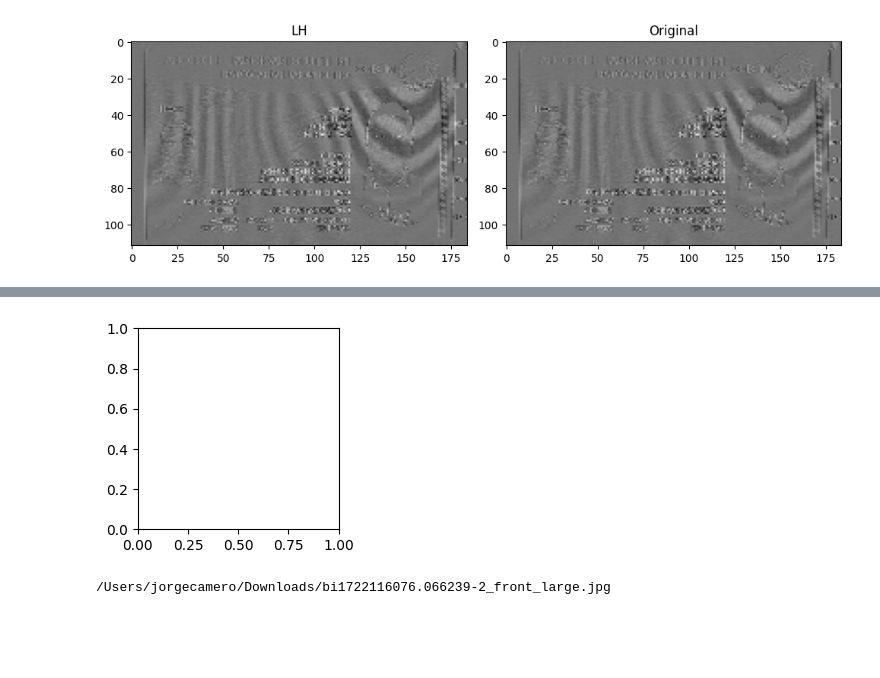
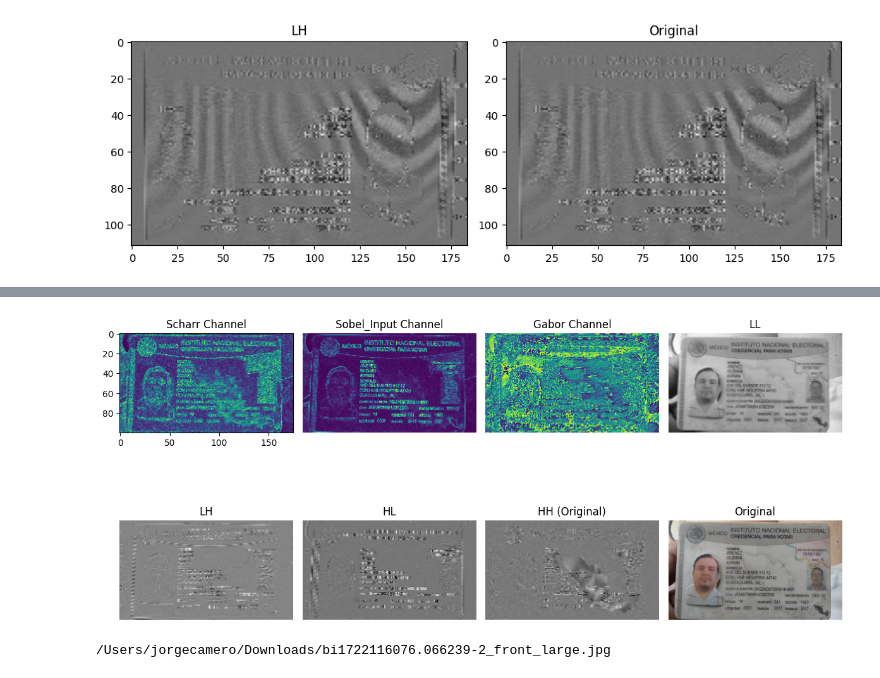
Before and after one commit to CameroJI/Moire-Pattern-Detection-Update, a Jupyter notebook: src/Playground.ipynb, the cells around one changed output, grey strips where cells are left out. Saved outputs shown, nothing was run; the diff lists cells and outputs as text; code cells hidden in the pictures; blank space fills up the shorter version.

```diff
--- a/src/Playground.ipynb
+++ b/src/Playground.ipynb
@@ -63,6 +63,9 @@ import tensorflow as tf
 import numpy as np
 import cv2
 from scipy.ndimage import rotate
+import random
+from os import listdir
+from os.path import join
 
 HEIGHT = 800
 WIDTH = 1400
@@ -103,15 +106,47 @@ def Scharr(img):
 
     return scharr_combined
 
+def Sobel(img):
+    image_np = img.numpy()
+
+    sobel_x = cv2.Sobel(image_np, cv2.CV_64F, 1, 0, ksize=3)
+    sobel_y = cv2.Sobel(image_np, cv2.CV_64F, 0, 1, ksize=3)
+
+    # Combinar los resultados
+    sobel_combined = np.sqrt(sobel_x**2 + sobel_y**2)
+    sobel_combined = np.uint8(sobel_combined)
+
+    return sobel_combined
+
+def Gabor(img, ksize=31, sigma=4.0, theta=np.pi/2, lambd=8.0, gamma=0.2, psi=0.0):
+    image_np = img.numpy()
+
+    ksize = random.choice([i for i in range(15, 32) if i % 2 != 0])  # Tamaño del kernel (impar)
+    sigma = random.uniform(2.0, 6.0)  # Sigma de la gaussiana
+    theta = random.uniform(0, np.pi)  # Orientación
+    lambd = random.uniform(4.0, 12.0)  # Longitud de onda
+    gamma = random.uniform(0.2, 0.5)  # Relación de aspecto
+    psi = random.uniform(0, np.pi)  # Desfase
+
+    print('ksize:', ksize, 'sigma:', sigma, 'theta:', theta, 'lambda:', lambd, 'gamma:', gamma, 'psi:', psi)
+
+    gabor_kernel = cv2.getGaborKernel((25, 25), 2.5, 1.1, 9.9, 0.47, 1.81, ktype=cv2.CV_64F)
+
+    gabor_filtered = cv2.filter2D(image_np, cv2.CV_64F, gabor_kernel)
+
+    gabor_filtered = np.uint8(np.abs(gabor_filtered))
+
+    return gabor_filtered
+
 def preprocessImage(image):
-    image = tf.image.random_flip_left_right(image)
-    image = tf.image.random_flip_up_down(image)
     image = tf.image.random_brightness(image, max_delta=0.3)
     image = tf.image.random_contrast(image, lower=0.65, upper=1.35)
 
     imageCrop = crop(image, HEIGHT, WIDTH)
     image = tf.image.rgb_to_grayscale(imageCrop)
     imgScharr = Scharr(image)
+    imgSobel = Sobel(image)
+    imgGabor = Gabor(image)
     image = tf.image.per_image_standardization(image)
     image = tf.squeeze(image, axis=-1)
 
@@ -122,28 +157,27 @@ def preprocessImage(image):
     HL_tensor = np.expand_dims(HL, axis=-1)
     HH_tensor = np.expand_dims(HH, axis=-1)
     imgScharr_tensor = np.expand_dims(imgScharr, axis=-1)
-    print(imgScharr_tensor)
+    imgSobel_tensor = np.expand_dims(imgSobel, axis=-1)
+    imgGabor_tensor = np.expand_dims(imgGabor, axis=-1)
 
     LL_resized = resize(LL_tensor, HEIGHT/8, WIDTH/8)
     LH_resized = resize(LH_tensor, HEIGHT/8, WIDTH/8)
     HL_resized = resize(HL_tensor, HEIGHT/8, WIDTH/8)
     HH_resized = resize(HH_tensor, HEIGHT/8, WIDTH/8)
     imgScharr_resized = resize(imgScharr_tensor, HEIGHT/8, WIDTH/8)
+    imgSobel_resized = resize(imgSobel_tensor, HEIGHT/8, WIDTH/8)
+    imgGabor_resized = resize(imgGabor_tensor, HEIGHT/8, WIDTH/8)
 
-    # Separar los canales RGB
-    RGB_Input = np.array(imageCrop)  # Asegurarse de que sea un tensor 3D
-    RGB_Input = tf.image.per_image_standardization(RGB_Input)
-
-    R, G, B = tf.split(RGB_Input, 3, axis=-1)
 
     return {
         'LL_Input': LL_resized,
         'LH_Input': LH_resized,
         'HL_Input': HL_resized,
         'HH_Input': HH_resized,
-        'R_Input': imgScharr_resized,
-        'G_Input': G,
-        'B_Input': B
+        'Scharr_Input': imgScharr_resized,
+        'Sobel_Input': imgSobel_resized,
+        'Gabor_Input': imgGabor_resized,
+        'Image_RGB': imageCrop
     }
 
 def main(image_path):
@@ -156,34 +190,34 @@ def main(image_path):
 
     # Mostrar la imagen original
     plt.subplot(4, 4, 1)
-    plt.imshow(components['R_Input'])
-    plt.title("R Channel")
-    plt.axis('off')
+    plt.imshow(components['Scharr_Input'])
+    plt.title("Scharr Channel")
+    plt.axis('on')
 
     plt.subplot(4, 4, 2)
-    plt.imshow(components['G_Input'].numpy().squeeze(), cmap='Greens')
-    plt.title("G Channel")
+    plt.imshow(components['Sobel_Input'])
+    plt.title("Sobel_Input Channel")
     plt.axis('off')
 
     plt.subplot(4, 4, 3)
-    plt.imshow(components['B_Input'].numpy().squeeze(), cmap='Blues')
-    plt.title("B Channel")
+    plt.imshow(components['Gabor_Input'])
+    plt.title("Gabor Channel")
     plt.axis('off')
 
     # Mostrar componentes wavelet originales
     plt.subplot(4, 4, 4)
     plt.imshow(components['LL_Input'].numpy(), cmap='gray')
-    plt.title("LL (Original)")
+    plt.title("LL")
     plt.axis('off')
 
     plt.subplot(4, 4, 5)
     plt.imshow(components['LH_Input'].numpy(), cmap='gray')
-    plt.title("LH (Original)")
+    plt.title("LH")
     plt.axis('off')
 
     plt.subplot(4, 4, 6)
     plt.imshow(components['HL_Input'].numpy(), cmap='gray')
-    plt.title("HL (Original)")
+    plt.title("HL")
     plt.axis('off')
 
     plt.subplot(4, 4, 7)
@@ -191,12 +225,21 @@ def main(image_path):
     plt.title("HH (Original)")
     plt.axis('off')
 
+    plt.subplot(4, 4, 8)
+    plt.imshow(components['Image_RGB'].numpy(), cmap='gray')
+    plt.title("Original")
+    plt.axis('off')
+
     plt.tight_layout()
     plt.show()
 
 
 # Especificar la ruta de la imagen y dimensiones
-image_path = '/Users/jorgecamero/Downloads/batch/Ataque/bi1723070630.737285-3_front_large.jpg'  # Cambia esto por la ruta de tu imagen
+root = '/Users/jorgecamero/Downloads'
+listImg = [img for img in listdir(root) if img.endswith(('.jpg', '.png', '.jpeg'))]
+image_path = random.choice(listImg)
+image_path = join(root, image_path)
+print(image_path)
 
 main(image_path)
 # %% [output]
@@ -205,3 +248,3 @@ TypeError: Invalid shape (800, 100, 175, 1) for image data
-[figure, old version]
+[figure, new version]
 # %%
 from skimage.filters import gabor
```
Also changed, not shown: parts of 2 cells of this notebook, 4 other files.
